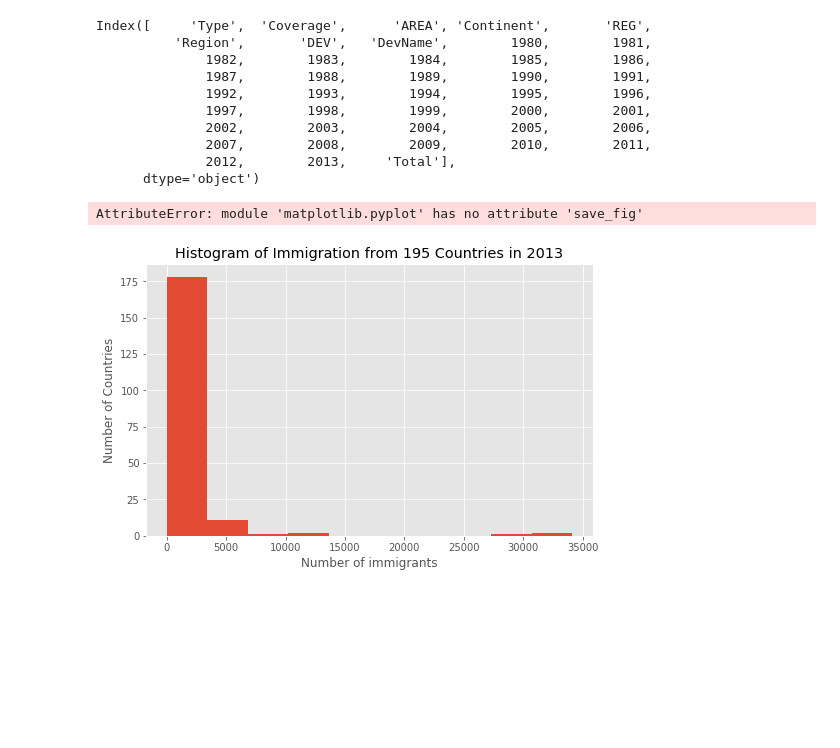
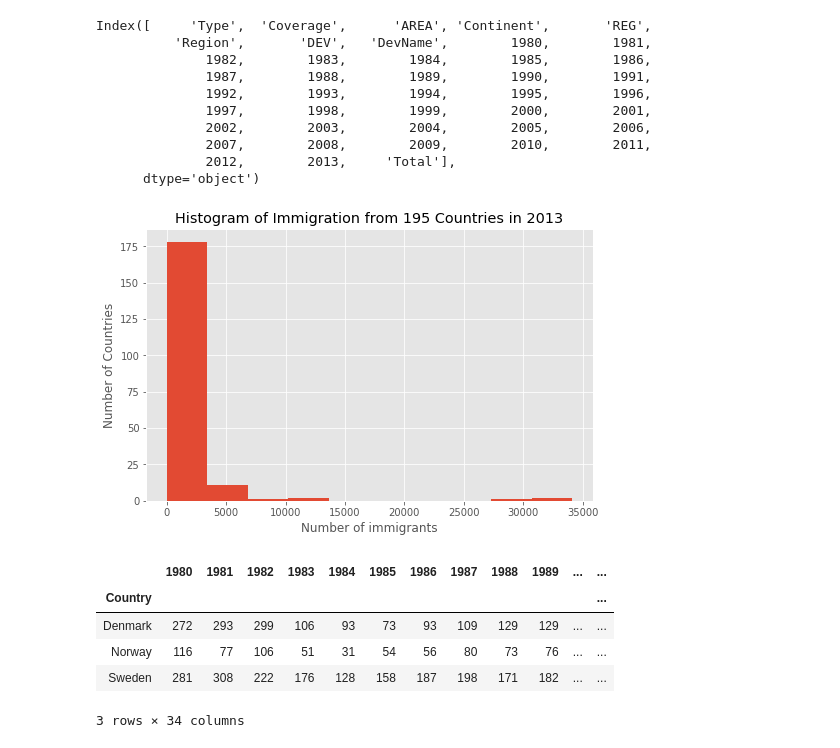
Before and after one commit to ghaffaru/immigration-data-analytics, a Jupyter notebook: plots/histograms.ipynb, the cells around one changed output. Saved outputs shown, nothing was run; the diff lists cells and outputs as text; code cells hidden in the pictures; blank space fills up the shorter version.

```diff
--- a/plots/histograms.ipynb
+++ b/plots/histograms.ipynb
@@ -104,8 +104,17 @@ df_can['2013'].plot(kind='hist', figsize=(8,5))
 plt.title('Histogram of Immigration from 195 Countries in 2013')
 plt.ylabel('Number of Countries')
 plt.xlabel('Number of immigrants')
-plt.save_fig('../fig_outputs/hist_2013')
+plt.savefig('../fig_outputs/hist_2013')
 plt.show()
 # %% [output]
-AttributeError: module 'matplotlib.pyplot' has no attribute 'save_fig'
 [figure]
+# %%
+# immigration distribution for denmark, norway and sweden
+df_can.loc[['Denmark', 'Norway', 'Sweden'], years]
+# %% [output]
+|  | 1980 | 1981 | 1982 | 1983 | 1984 | 1985 | 1986 | 1987 | 1988 | 1989 | ... | ... |
+| Country |  |  |  |  |  |  |  |  |  |  |  | ... |
+| Denmark | 272 | 293 | 299 | 106 | 93 | 73 | 93 | 109 | 129 | 129 | ... | ... |
+| Norway | 116 | 77 | 106 | 51 | 31 | 54 | 56 | 80 | 73 | 76 | ... | ... |
+| Sweden | 281 | 308 | 222 | 176 | 128 | 158 | 187 | 198 | 171 | 182 | ... | ... |
+3 rows × 34 columns
```
Also changed, not shown: parts of 3 cells of this notebook.
